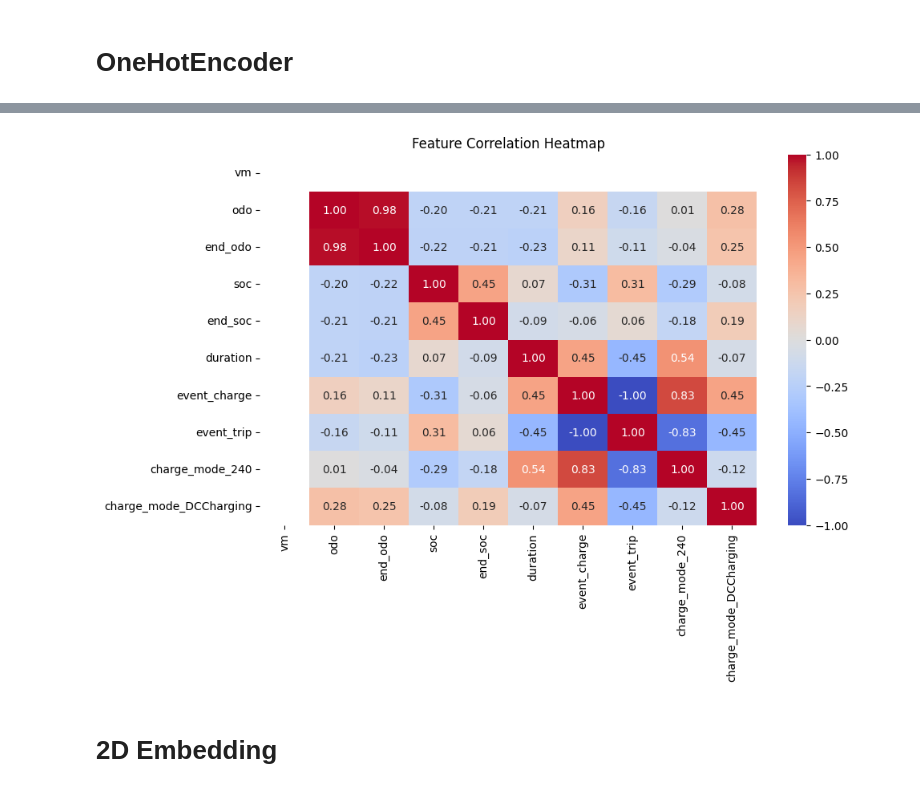
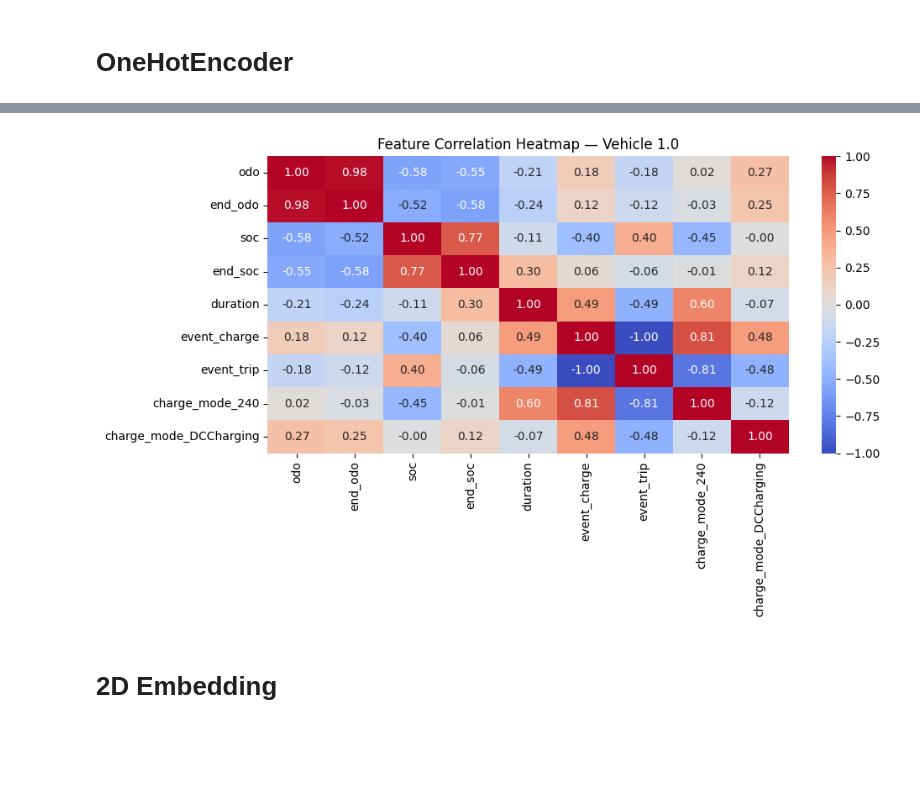
Before and after one commit to Gabriele-Raffaele/KoVAE, a Jupyter notebook: preprocess/data_preprocessing.ipynb, the cells around one changed output, grey strips where cells are left out. Cells and saved outputs as stored; diff of their text form; code cells hidden in the pictures; blank space fills up the shorter version.

```diff
--- a/preprocess/data_preprocessing.ipynb
+++ b/preprocess/data_preprocessing.ipynb
@@ -201,0 +265,8 @@ for col in data.columns:
+# %%
+
+trip_data = data[data['event'] == 'trip'].copy().reset_index(drop=True)
+trip_data['km_driven'] = trip_data['end_odo'] - trip_data['odo']
+trip_data['discharge'] = trip_data['soc'] - trip_data['end_soc']
+print("📊 Statistics on driven km:\n", trip_data['km_driven'].describe())
+print("\n🔋 Statistics on discharge:\n", trip_data['discharge'].describe())
+print(trip_data['discharge'])
@@ -201,0 +538,4 @@ for col in data.columns:
+# %%
+charge_data = data[data['event'] == 'charge'].copy().reset_index(drop=True)
+charge_data['diff_battery'] = charge_data['end_soc'] - charge_data['soc']
+print("🔋 Statistics on charge km:\n", charge_data['diff_battery'].describe())
@@ -201,0 +712,4 @@ for col in data.columns:
+# %%
+data['event_id'] = range(1, len(data) + 1)
+first_data = data['timestamp'].min()
+last_data = data['end_time'].max()
@@ -229,14 +887,29 @@ data_encoded.head()
 # %%
 #selecting numerical columns
+cols_to_exclude = ['vm', 'event_id']
 numerical_cols = data_encoded.select_dtypes(include=['int64', 'float64']).columns.tolist()
+numerical_cols = [col for col in numerical_cols if col not in cols_to_exclude]
+
+
 # Selecting only numerical columns for correlation
 numerical_data = data_encoded[numerical_cols]
+vehicles = data_encoded['vm'].unique()
 # %%
+for vehicle in vehicles:
+    subset = data_encoded[data_encoded['vm'] == vm]
 
-plt.figure(figsize=(10, 6))
-g = sns.heatmap(numerical_data.corr(), annot=True, cmap="coolwarm", fmt=".2f")
-plt.title("Feature Correlation Heatmap")
-plt.show()
+    numerical_data = subset[numerical_cols]
+
+    if numerical_data.shape[0] < 2:
+        continue
+
+    corr = numerical_data.corr()
+
+    plt.figure(figsize=(10, 6))
+    sns.heatmap(corr, annot=True, cmap="coolwarm", fmt=".2f", vmin=-1, vmax=1)
+    plt.title(f'Feature Correlation Heatmap — Vehicle {vm}')
+    plt.tight_layout()
+    plt.show()
 # %% [output]
-[figure, old version]
+[figure, new version]
 # %%
```
Also changed, not shown: parts of 74 cells of this notebook, 17 other files.
